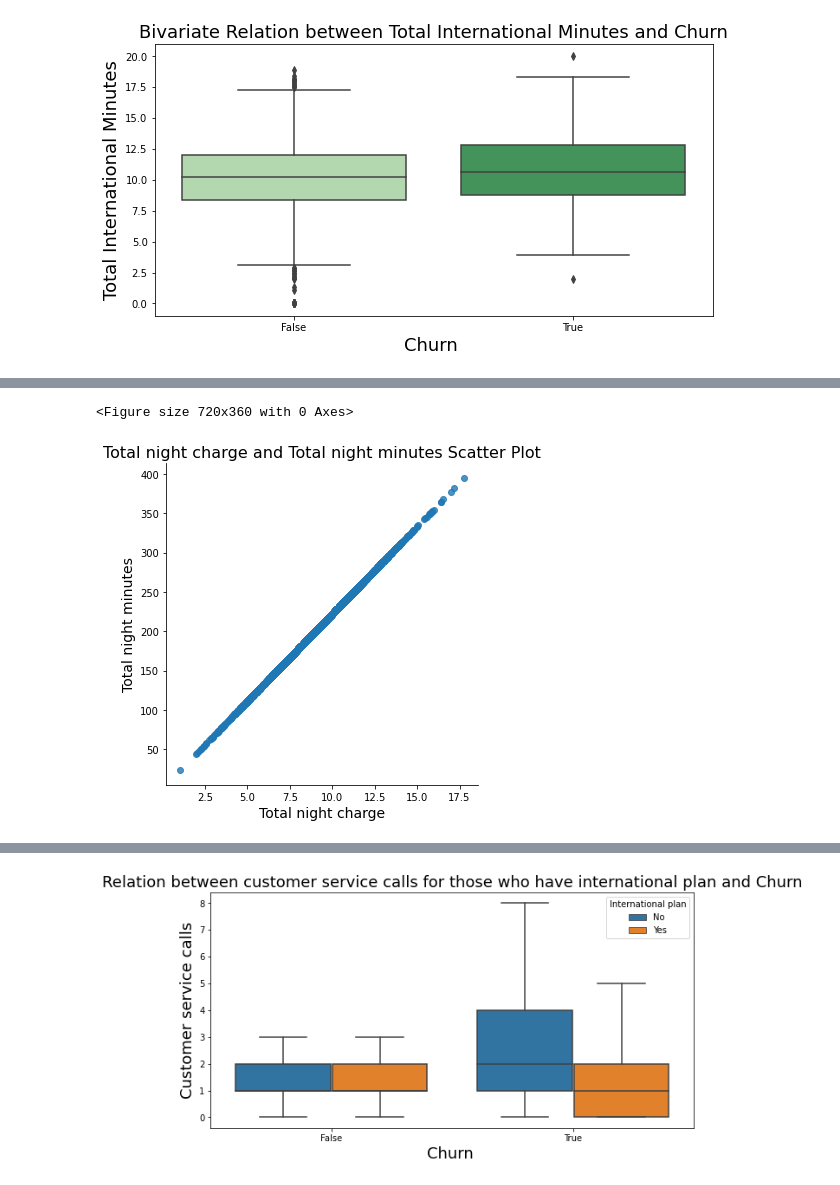
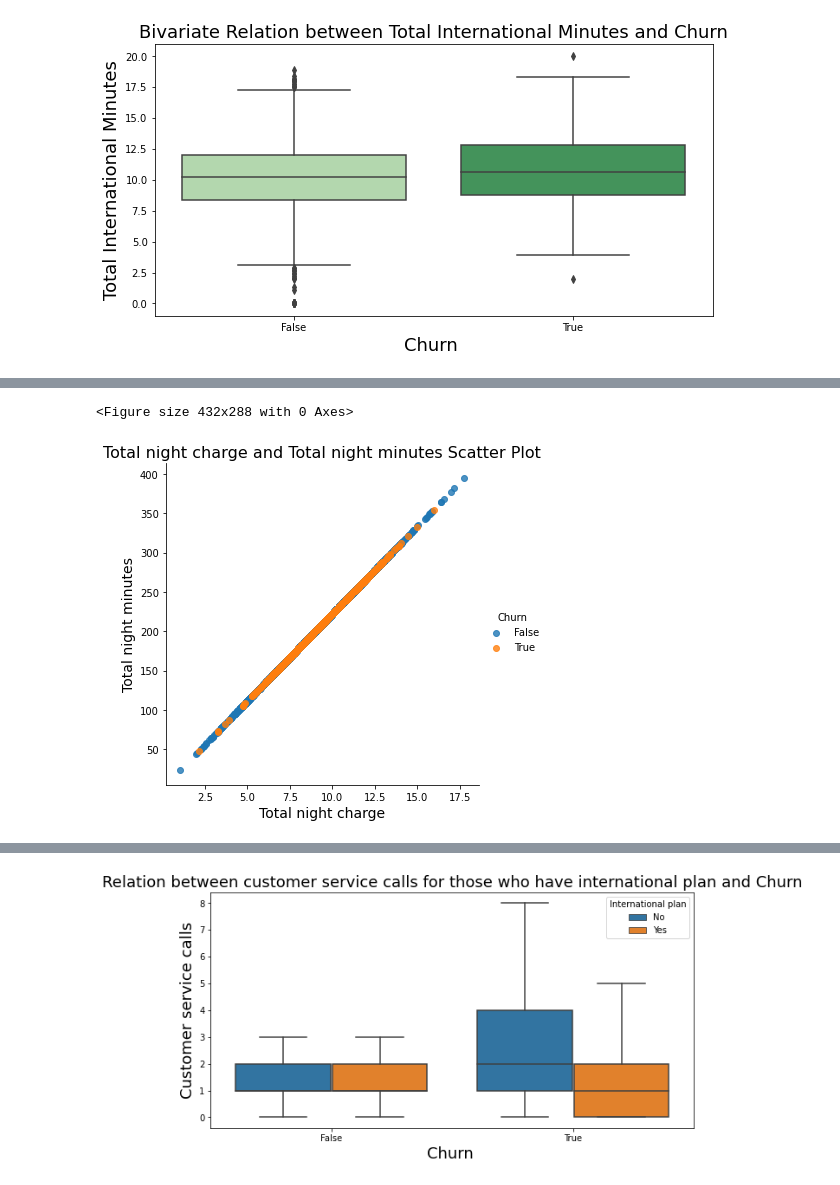
Before and after one commit to nitesh-singh-datascience/team-power-telecom-churn-analysis, a Jupyter notebook: Nilanjan_Chandra_Telecom_Churn_Analysis_Capstone_Project.ipynb, the cells around one changed output, grey strips where cells are left out. Cells and saved outputs as stored; diff of their text form; code cells hidden in the pictures.

```diff
--- a/Nilanjan_Chandra_Telecom_Churn_Analysis_Capstone_Project.ipynb
+++ b/Nilanjan_Chandra_Telecom_Churn_Analysis_Capstone_Project.ipynb
@@ -481,12 +618,12 @@ plt.show()
 # %%
 fig = plt.figure()
-fig = sns.lmplot('Total night charge','Total night minutes', data=df,fit_reg=False)
+fig = sns.lmplot('Total night charge','Total night minutes',hue='Churn', data=df,fit_reg=False)
 plt.xlabel('Total night charge',fontsize= 14)
 plt.ylabel('Total night minutes',fontsize= 14)
 plt.title("Total night charge and Total night minutes Scatter Plot",fontsize = 16)
 plt.show()
 # %% [output]
-<Figure size 720x360 with 0 Axes>
+<Figure size 432x288 with 0 Axes>
-[figure, old version]
+[figure, new version]
 # %%
 fig = plt.figure()
```
Also changed, not shown: parts of 32 cells of this notebook.
